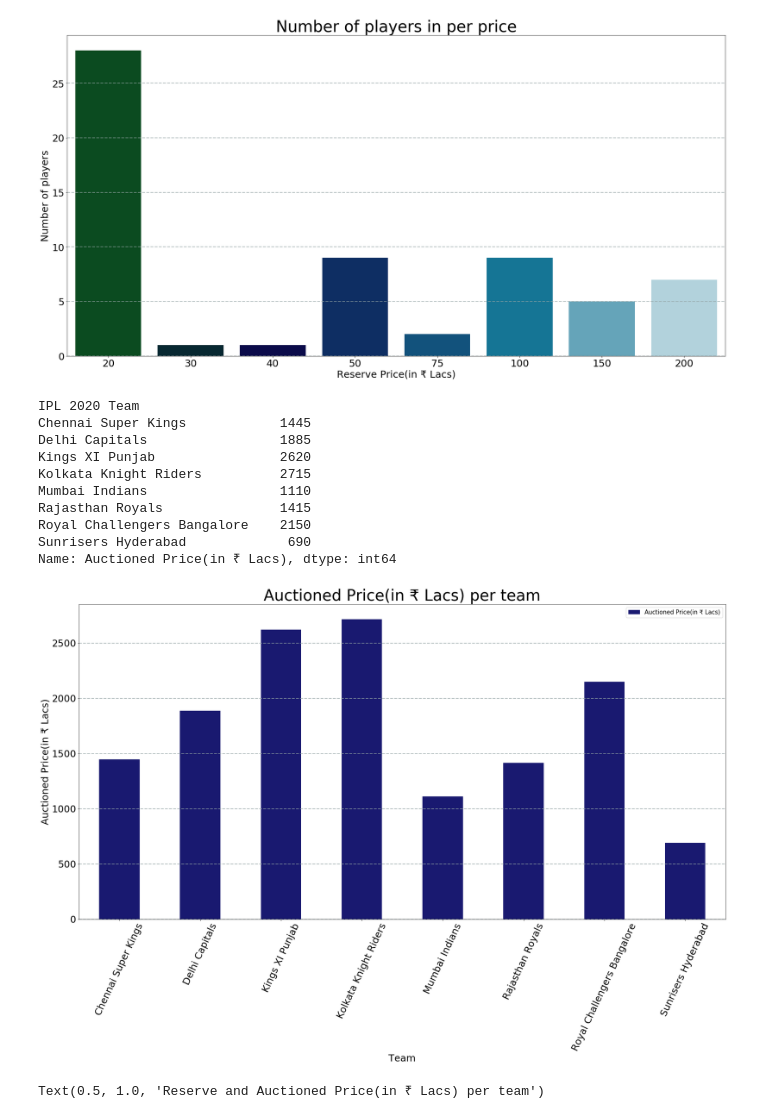
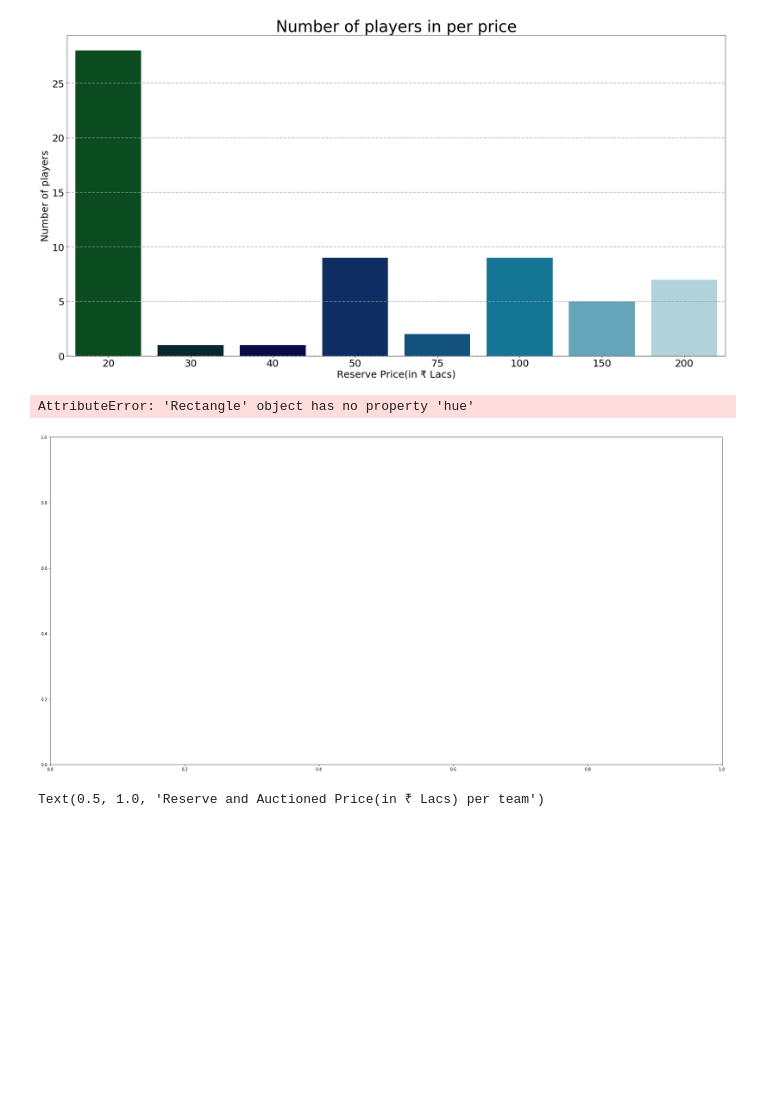
Before and after one commit to Thesavagecoder7784/Statistical-Data-Analysis-With-Pandas, a Jupyter notebook: Analysis of IPL Auction 2020.ipynb, the cells around one changed output. Cells and saved outputs as stored; diff of their text form; code cells hidden in the pictures; blank space fills up the shorter version.

```diff
--- a/Analysis of IPL Auction 2020.ipynb
+++ b/Analysis of IPL Auction 2020.ipynb
@@ -273,26 +273,17 @@ Royal Challengers Bangalore                        2150
 Sunrisers Hyderabad                                 690
 [figure]
 # %%
-adf.plot(kind = 'bar',color = 'midnightblue')
+adf.plot(kind = 'bar',hue = 'position')
 plt.grid(color='#95a5a6', linestyle='--', linewidth=2, axis='y', alpha=0.7)
 plt.xticks(fontsize =25,rotation = 65)
 plt.yticks(fontsize = 25)
 plt.xlabel("Team",fontsize = 25,rotation = 0)
 plt.ylabel("Auctioned Price(in ₹ Lacs)",fontsize = 25)
 plt.title("Auctioned Price(in ₹ Lacs) per team",fontsize = 40)
 print(adf['Auctioned Price(in ₹ Lacs)'])
 # %% [output]
-IPL 2020 Team
-Chennai Super Kings            1445
-Delhi Capitals                 1885
-Kings XI Punjab                2620
-Kolkata Knight Riders          2715
-Mumbai Indians                 1110
-Rajasthan Royals               1415
-Royal Challengers Bangalore    2150
-Sunrisers Hyderabad             690
-Name: Auctioned Price(in ₹ Lacs), dtype: int64
+AttributeError: 'Rectangle' object has no property 'hue'
-[figure, old version]
+[figure, new version]
 # %%
 tadf.plot(kind = 'bar')
 plt.grid(color='#95a5a6', linestyle='--', linewidth=2, axis='y', alpha=0.7)
```
Also changed, not shown: parts of 7 cells of this notebook.
